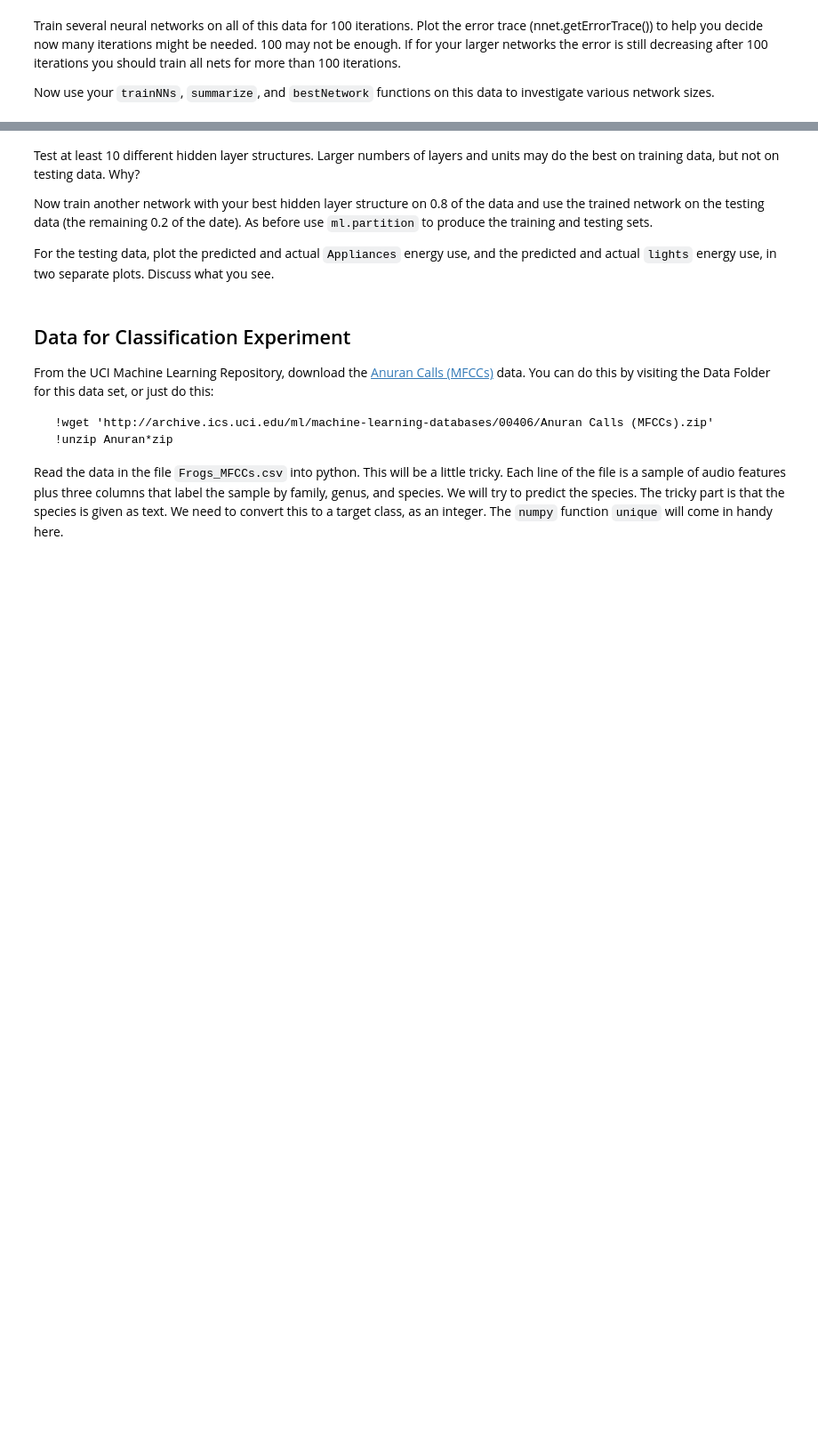
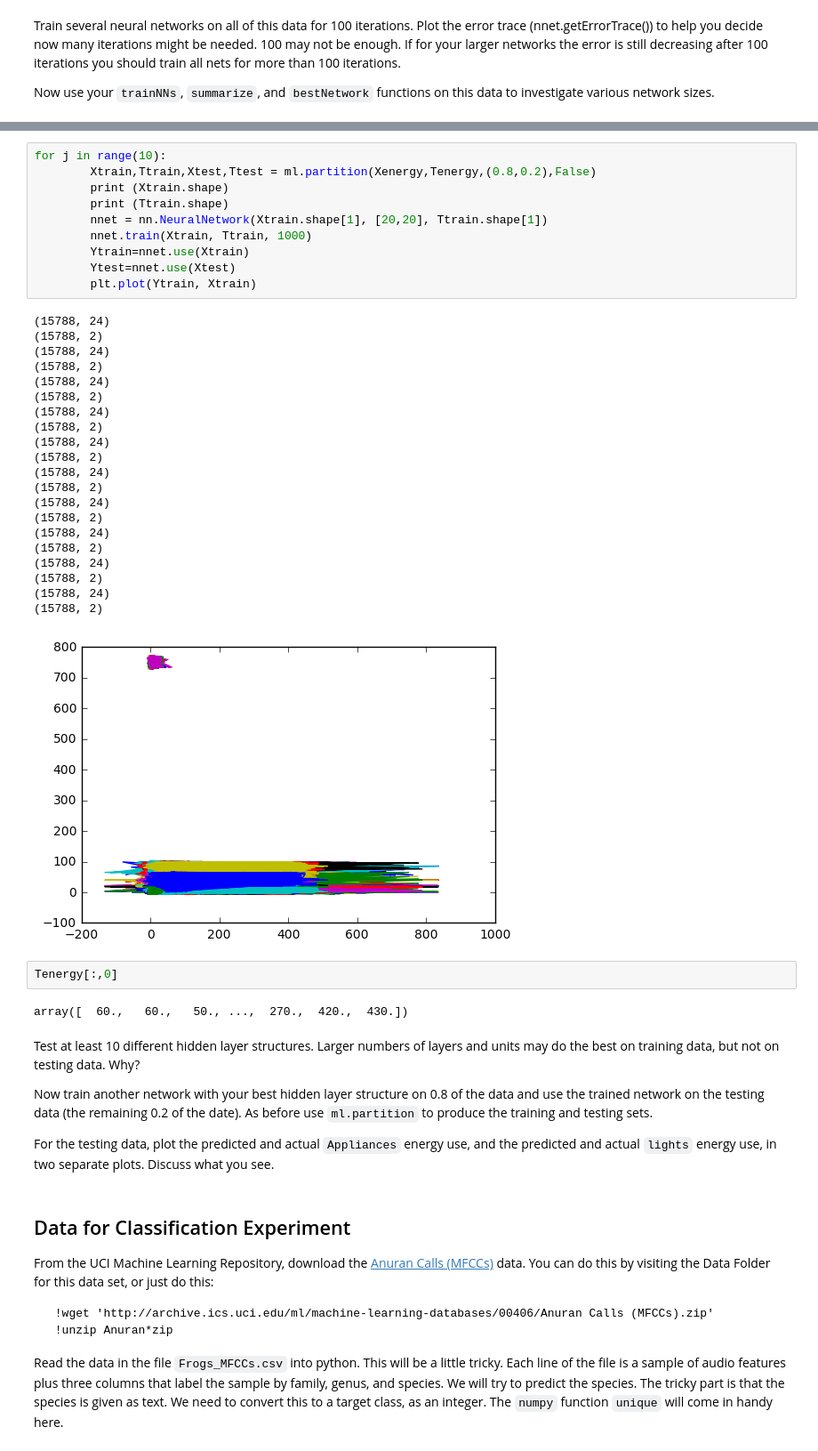
Before and after one commit to pawanmarskole/Artificial-Intelligence, a Jupyter notebook: Samant-A6.ipynb, the cells around one changed output, grey strips where cells are left out. Shown: that part at 89% size. Cells and saved outputs as stored; diff of their text form; blank space fills up the shorter version.

```diff
--- a/Samant-A6.ipynb
+++ b/Samant-A6.ipynb
@@ -301,3 +308,39 @@ bestNetwork(summarize(results))
+# %%
+for j in range(10):
+        Xtrain,Ttrain,Xtest,Ttest = ml.partition(Xenergy,Tenergy,(0.8,0.2),False)
+        print (Xtrain.shape)
+        print (Ttrain.shape)
+        nnet = nn.NeuralNetwork(Xtrain.shape[1], [20,20], Ttrain.shape[1])
+        nnet.train(Xtrain, Ttrain, 1000)
+        Ytrain=nnet.use(Xtrain)
+        Ytest=nnet.use(Xtest)
+        plt.plot(Ytrain, Xtrain)
+# %% [output]
+(15788, 24)
+(15788, 2)
+(15788, 24)
+(15788, 2)
+(15788, 24)
+(15788, 2)
+(15788, 24)
+(15788, 2)
+(15788, 24)
+(15788, 2)
+(15788, 24)
+(15788, 2)
+(15788, 24)
+(15788, 2)
+(15788, 24)
+(15788, 2)
+(15788, 24)
+(15788, 2)
+(15788, 24)
+(15788, 2)
+[figure, added]
+# %%
+Tenergy[:,0]
+# %% [output]
+array([  60.,   60.,   50., ...,  270.,  420.,  430.])
 # %% [markdown]
 Test at least 10 different hidden layer structures.  Larger numbers of layers and units may do the best on training data, but not on testing data. Why?
 
```
Also changed, not shown: parts of 36 cells of this notebook.
